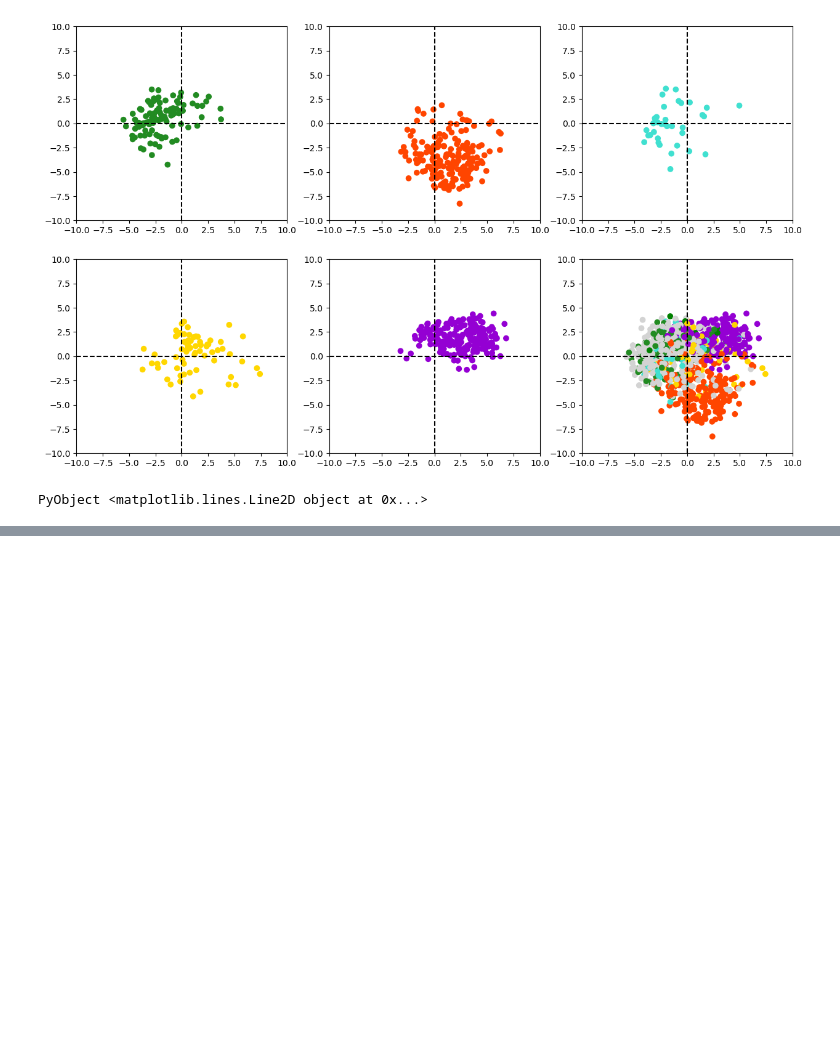
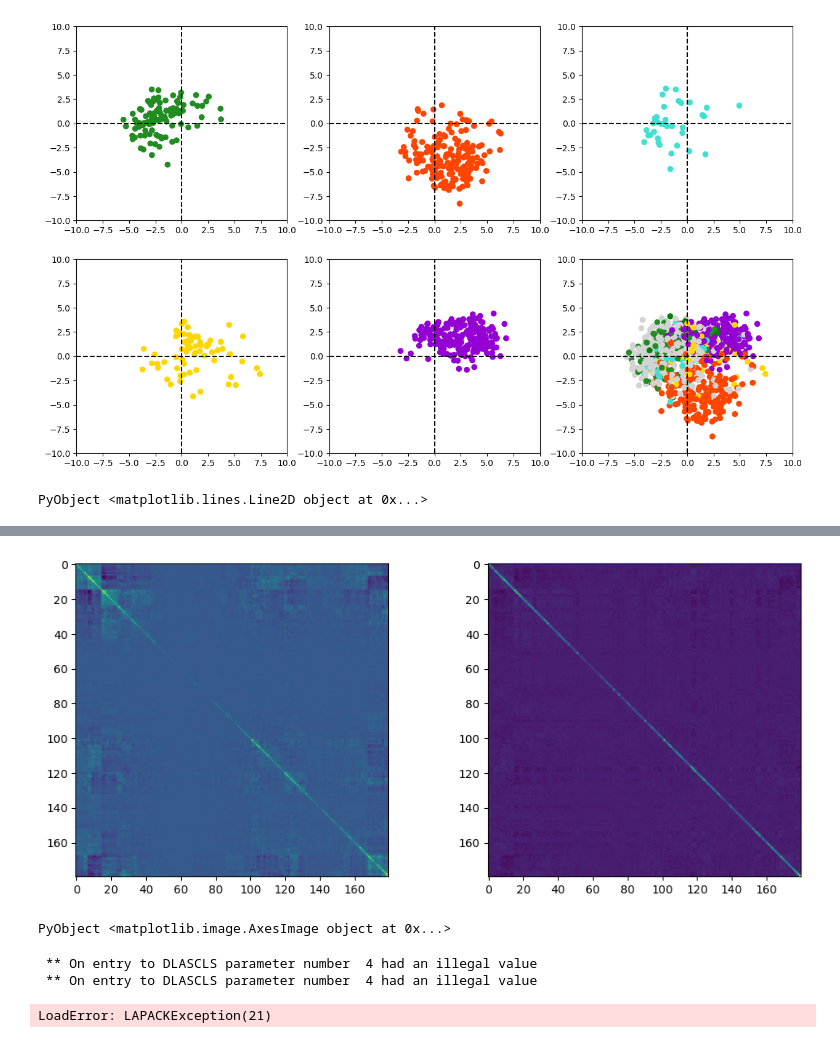
Before and after one commit to ssehztirom/patternextractor.jl, a Jupyter notebook: LogLinearModelingEvaluation.ipynb, the cells around one changed output, grey strips where cells are left out. Drawn from its saved outputs; the diff is of its cells as text; code cells hidden in the pictures; blank space fills up the shorter version.

```diff
--- a/LogLinearModelingEvaluation.ipynb
+++ b/LogLinearModelingEvaluation.ipynb
@@ -1118,0 +1386,2 @@ PyObject <matplotlib.lines.Line2D object at 0x...>
+# %%
+res3 = scVI.decodersample(m,normdist,Transpose(log.(libsize)))
@@ -1118,0 +1408,2 @@ PyObject <matplotlib.lines.Line2D object at 0x...>
+# %%
+cmats=cov(Transpose(log.(res3.+0.001)))
@@ -1118,0 +1428,2 @@ PyObject <matplotlib.lines.Line2D object at 0x...>
+# %%
+cmat = cov(log.(x1.+ 0.001))
@@ -1118,0 +1453,2 @@ PyObject <matplotlib.lines.Line2D object at 0x...>
+# %%
+order = VarEnc.cluster_matrix(cmat)[4]
@@ -1118,0 +1473,13 @@ PyObject <matplotlib.lines.Line2D object at 0x...>
+# %%
+fig, ax = PyPlot.subplots(nrows=1, ncols=2, figsize=(12, 5))
+ax[1].imshow(cmat[order,order])
+ax[2].imshow(cmats[order,order])
+# %% [output]
+[figure, added]
+PyObject <matplotlib.image.AxesImage object at 0x...>
+# %%
+pcs = prcomps(log.(res2))
+# %% [output]
+ ** On entry to DLASCLS parameter number  4 had an illegal value
+ ** On entry to DLASCLS parameter number  4 had an illegal value
+LoadError: LAPACKException(21)
```
Also changed, not shown: parts of 54 cells of this notebook.
